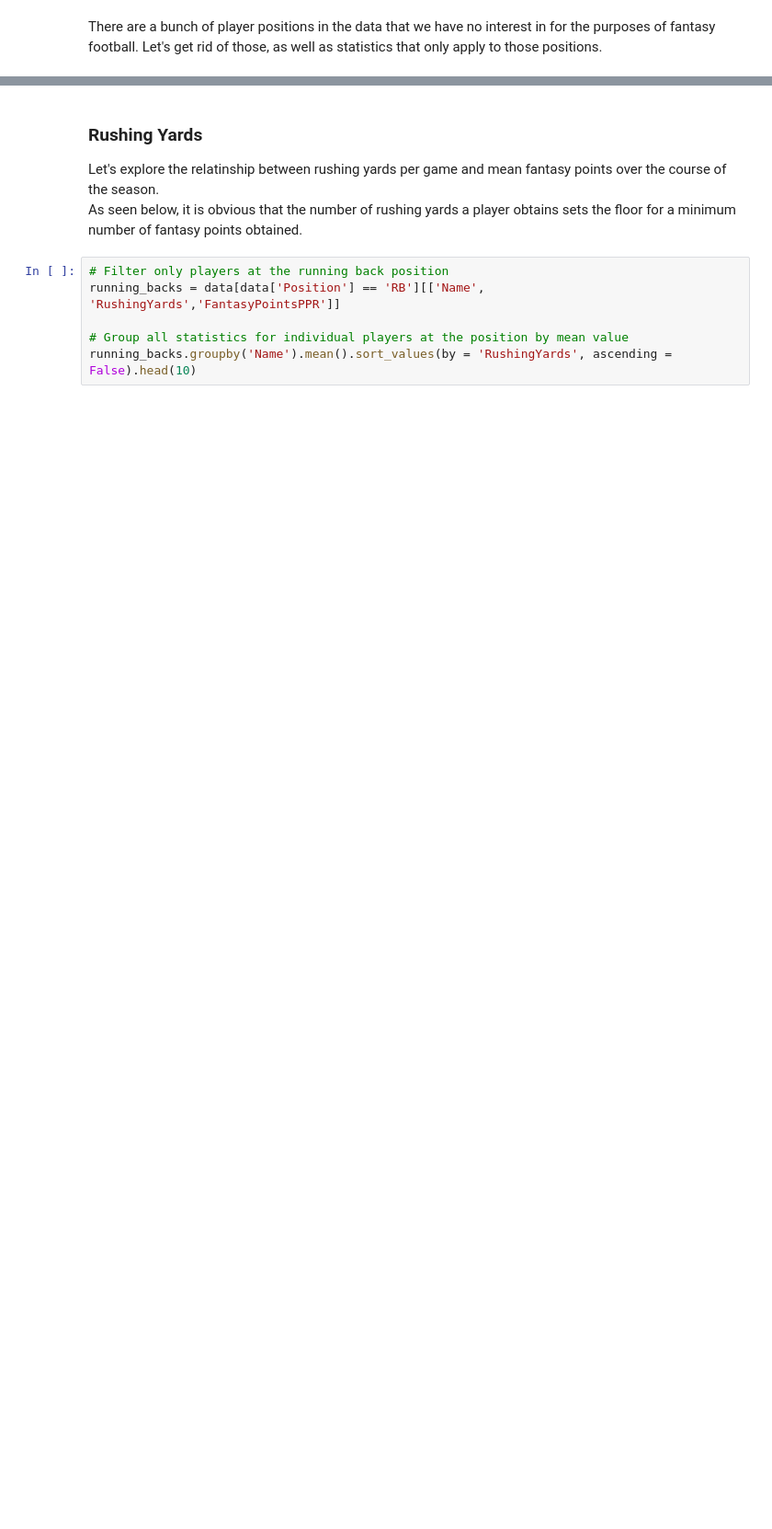
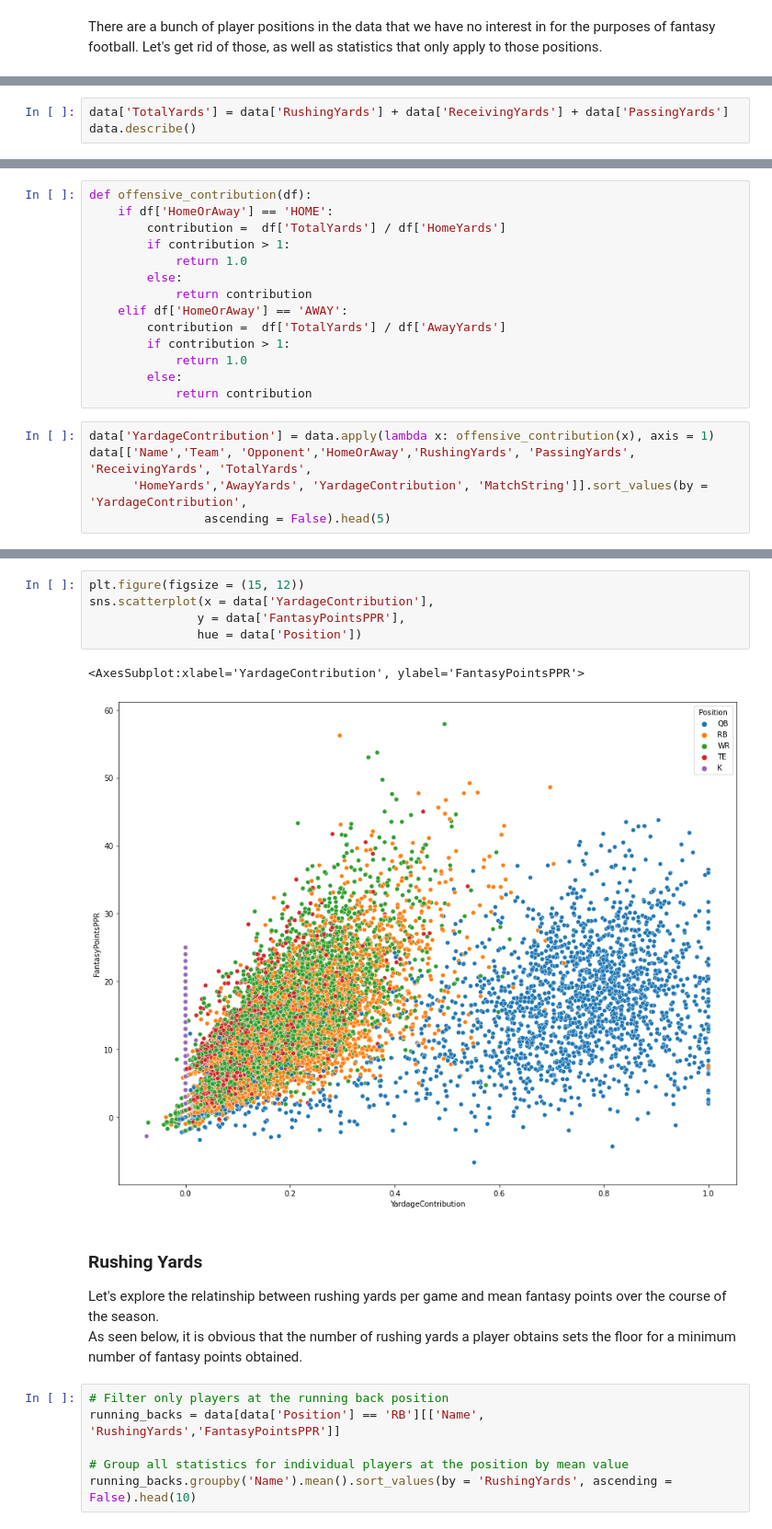
Before and after one commit to bernpb/Fantasy_Football_Prediction, a Jupyter notebook: exploratory_data_analysis.ipynb, the cells around one changed output, grey strips where cells are left out. Shown at 92% size. Cells and saved outputs as stored; diff of their text form; blank space fills up the shorter version.

```diff
--- a/exploratory_data_analysis.ipynb
+++ b/exploratory_data_analysis.ipynb
@@ -147,0 +197,3 @@ data.head()
+# %%
+data['TotalYards'] = data['RushingYards'] + data['ReceivingYards'] + data['PassingYards']
+data.describe()
@@ -147,0 +211,19 @@ data.head()
+# %%
+def offensive_contribution(df):
+    if df['HomeOrAway'] == 'HOME':
+        contribution =  df['TotalYards'] / df['HomeYards']
+        if contribution > 1:
+            return 1.0
+        else:
+            return contribution
+    elif df['HomeOrAway'] == 'AWAY':
+        contribution =  df['TotalYards'] / df['AwayYards']
+        if contribution > 1:
+            return 1.0
+        else:
+            return contribution
+# %%
+data['YardageContribution'] = data.apply(lambda x: offensive_contribution(x), axis = 1)
+data[['Name','Team', 'Opponent','HomeOrAway','RushingYards', 'PassingYards', 'ReceivingYards', 'TotalYards',
+      'HomeYards','AwayYards', 'YardageContribution', 'MatchString']].sort_values(by = 'YardageContribution',
+                ascending = False).head(5)
@@ -148,3 +237,11 @@ data.head()
+# %%
+plt.figure(figsize = (15, 12))
+sns.scatterplot(x = data['YardageContribution'],
+               y = data['FantasyPointsPPR'],
+               hue = data['Position'])
+# %% [output]
+<AxesSubplot:xlabel='YardageContribution', ylabel='FantasyPointsPPR'>
+[figure, added]
 # %% [markdown]
 ### Rushing Yards
 Let's explore the relatinship between rushing yards per game and mean fantasy points over the course of the season.  <br>
```
Also changed, not shown: parts of 25 cells of this notebook, 16 other files.
